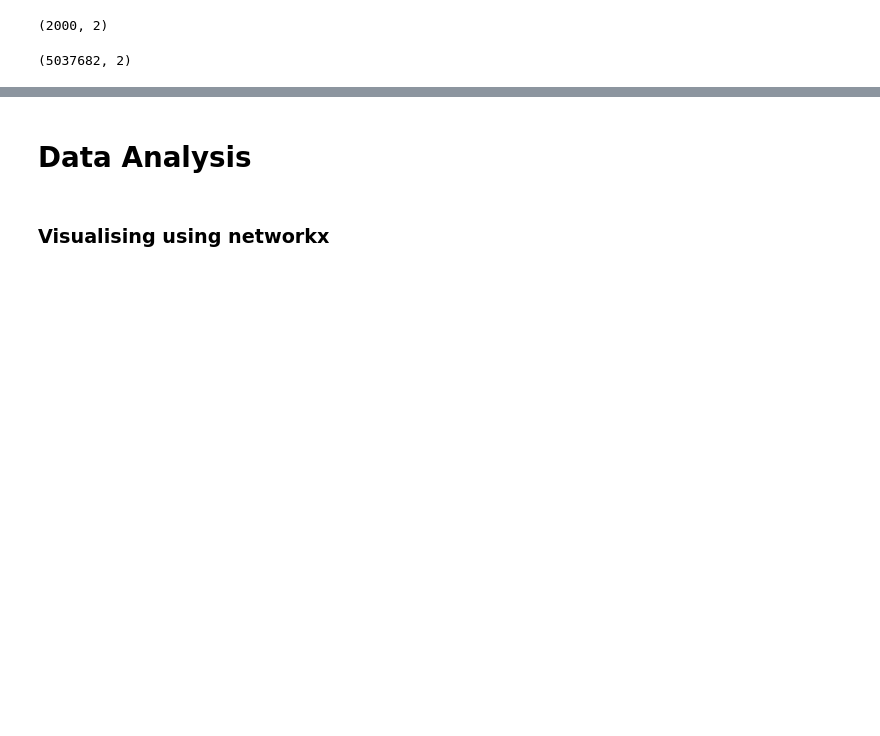
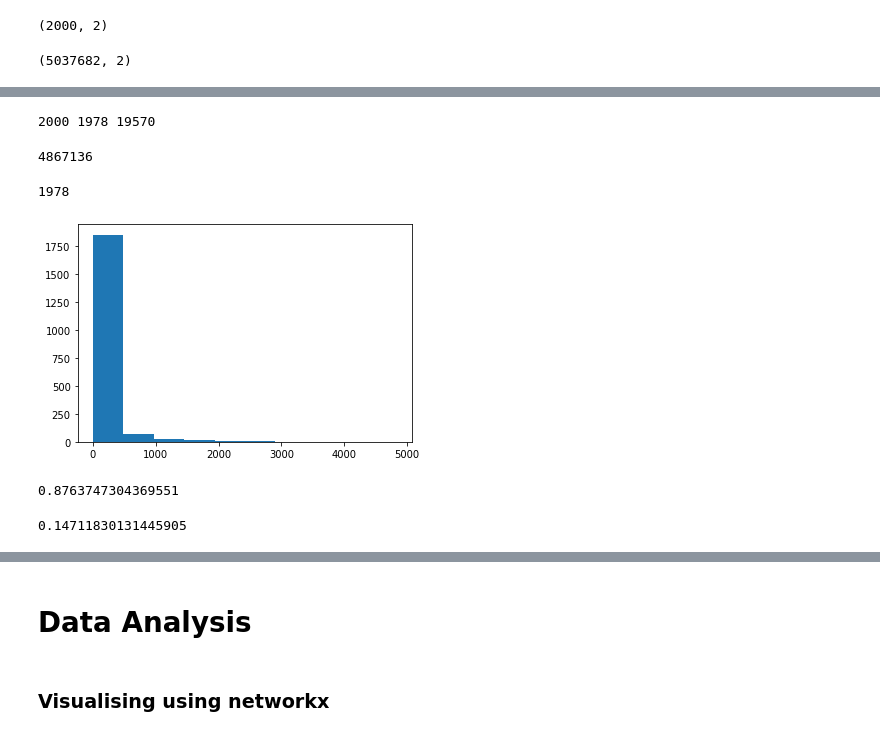
Before and after one commit to siriusctrl/COMP90051-Link-Prediction, a Jupyter notebook: prediction.ipynb, the cells around one changed output, grey strips where cells are left out. Drawn from its saved outputs; the diff is of its cells as text; code cells hidden in the pictures; blank space fills up the shorter version.

```diff
--- a/prediction.ipynb
+++ b/prediction.ipynb
@@ -81,0 +97,43 @@ data.to_csv("processed_train_reduced.csv", header=False, index=False)
+# %%
+with open("train.txt","r") as f:
+    lines = f.readlines()
+
+matrix = {}
+for line in tqdm(lines):
+    temp = list(map(int, line.split()))
+    if len(temp[1:]) > 0:
+        matrix[temp[0]] = set(temp[1:])
+# %%
+with open("test-public.txt","r") as f:
+    test = f.readlines()
+
+test_s = set()
+test_d = set()
+for l in test[1:]:
+    temp = list(map(int, l.split()))
+    test_s.add(temp[1]) ; test_d.add(temp[2])
+# %%
+print(len(test_s), len(test_d), len(matrix))
+# %% [output]
+2000 1978 19570
+# %%
+all_v = {}
+for v in tqdm(matrix):
+    #all_v[v] = all_v.get(v, 0) + 1
+    for d in matrix[v]:
+        all_v[d] = all_v.get(d, 0) + 1
+print(len(all_v))
+# %% [output]
+4867136
+# %%
+# indegree for sinks in test file
+freq = []
+for d in test_d:
+    freq.append(all_v[d])
+freq.sort()
+print(len(freq))
+plt.hist(freq)
+plt.show()
+# %% [output]
+1978
+[figure, added]
@@ -81,0 +142,8 @@ data.to_csv("processed_train_reduced.csv", header=False, index=False)
+# %%
+print(len([n for n in all_freq if n >= 1 and n <= 5])/len(all_freq))
+# %% [output]
+0.8763747304369551
+# %%
+print(len([n for n in freq if n <= 2])/len(freq))
+# %% [output]
+0.14711830131445905
```
Also changed, not shown: parts of 31 cells of this notebook, 4 other files.
